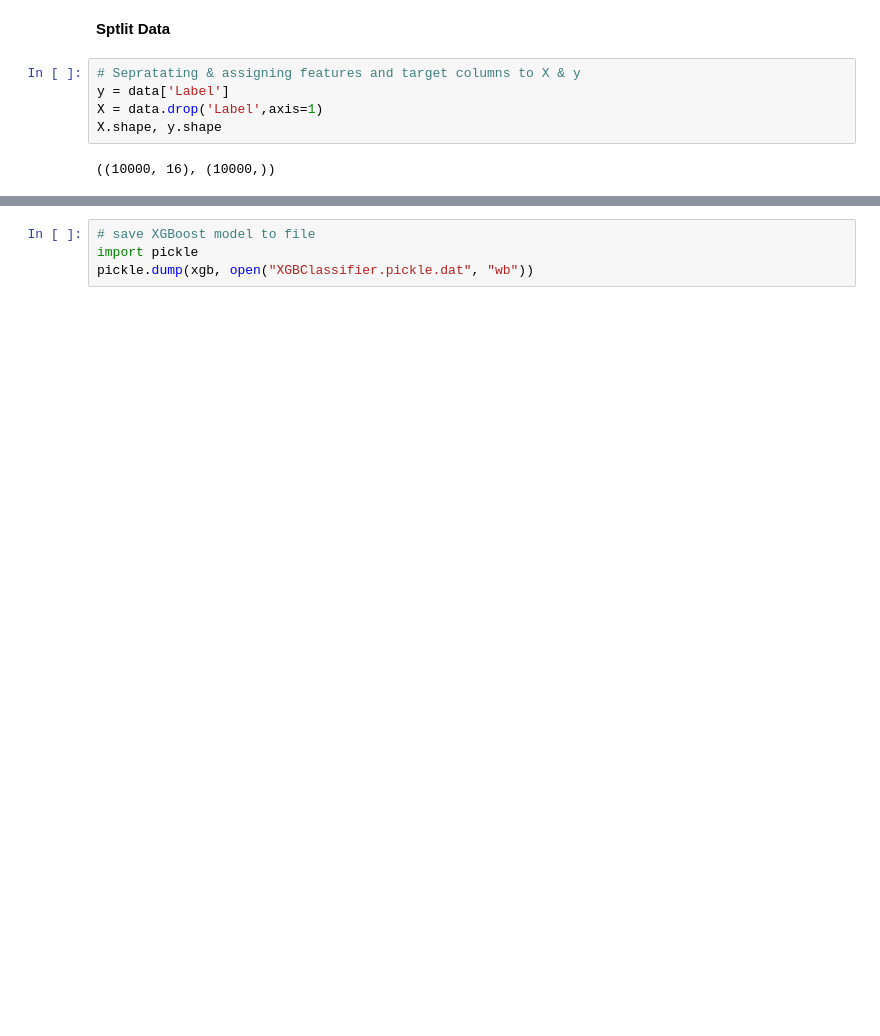
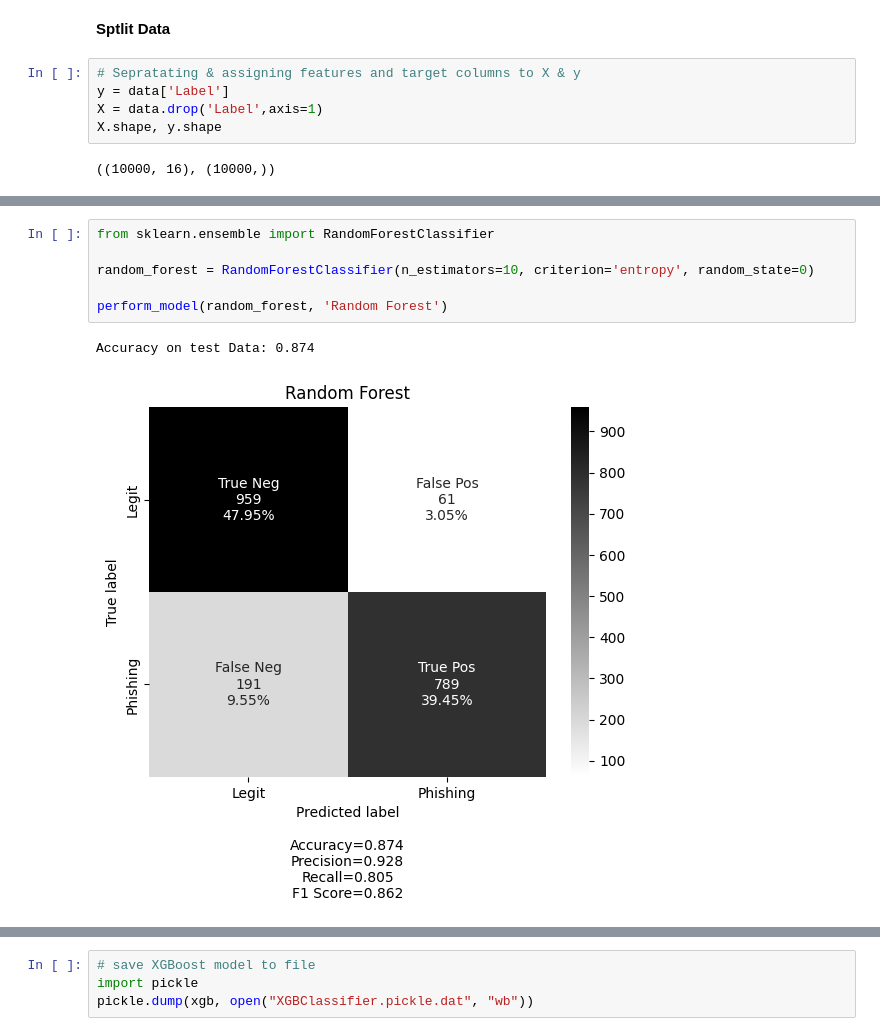
Before and after one commit to recepkucukekiz/phishing-website-detection, a Jupyter notebook: theta/ipynb/train.ipynb, the cells around one changed output, grey strips where cells are left out. Saved outputs shown, nothing was run; the diff lists cells and outputs as text; blank space fills up the shorter version.

```diff
--- a/theta/ipynb/train.ipynb
+++ b/theta/ipynb/train.ipynb
@@ -173,0 +179,9 @@ XGBoost : Accuracy on test Data: 0.853
+# %%
+from sklearn.ensemble import RandomForestClassifier
+
+random_forest = RandomForestClassifier(n_estimators=10, criterion='entropy', random_state=0)
+
+perform_model(random_forest, 'Random Forest')
+# %% [output]
+Accuracy on test Data: 0.874
+[figure, added]
```
Also changed, not shown: parts of 19 cells of this notebook, 2 other files.
